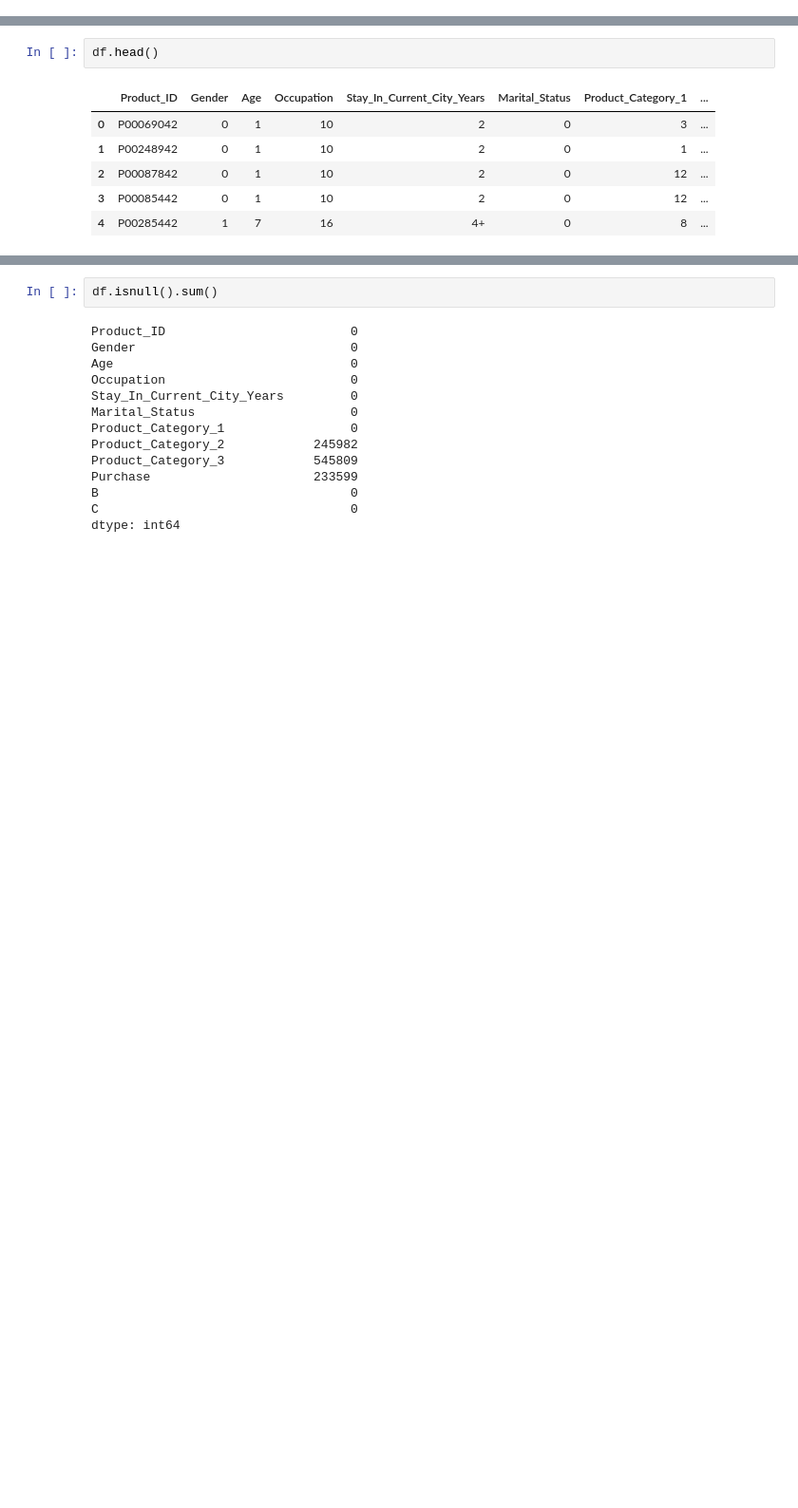
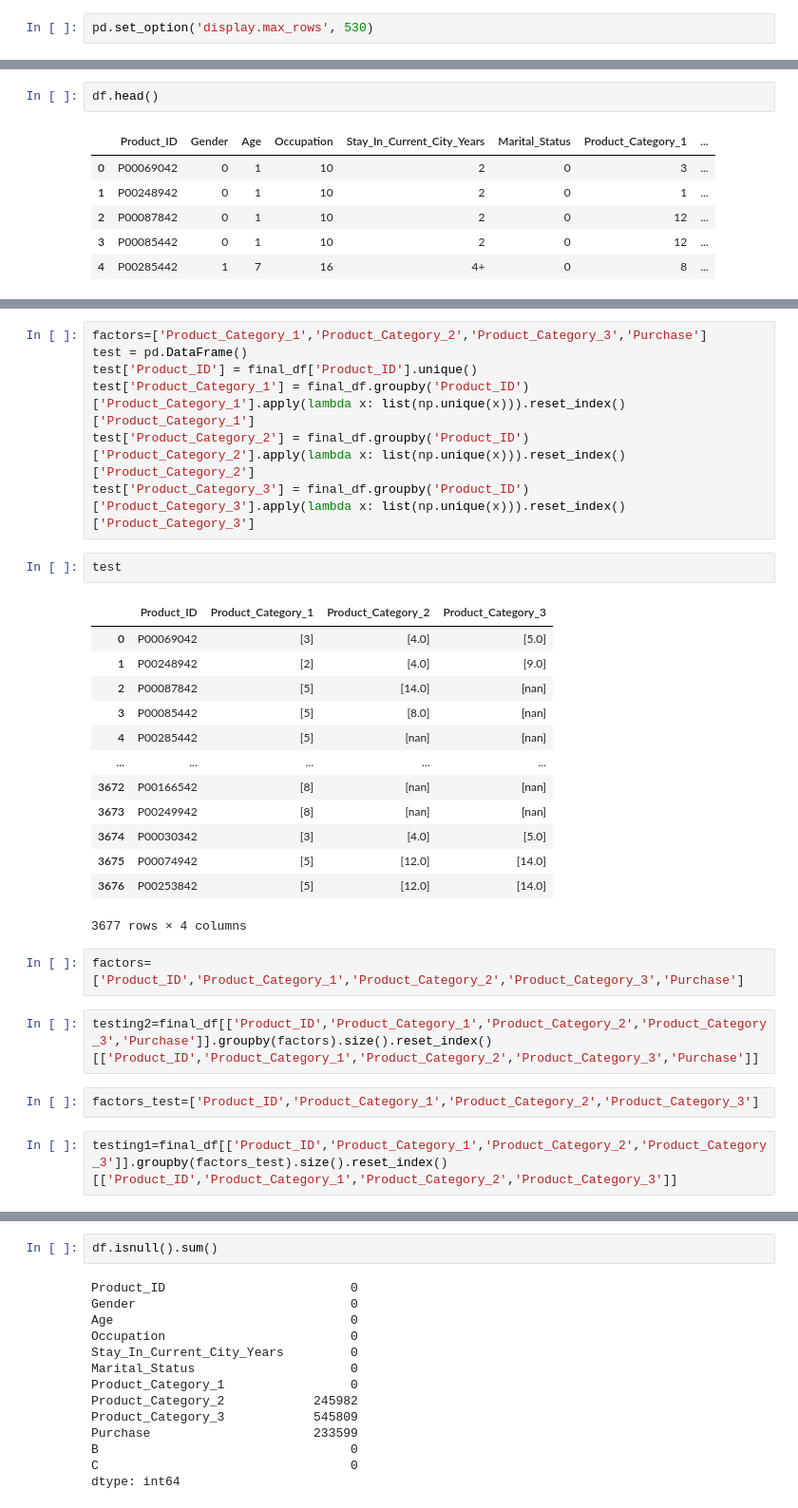
Before and after one commit to kirandhasade/Black_Friday_Analysis, a Jupyter notebook: Black friday.ipynb, the cells around one changed output, grey strips where cells are left out. Shown at 95% size. Drawn from its saved outputs; the diff is of its cells as text; blank space fills up the shorter version.

Commit message:
add_data

```diff
--- a/Black friday.ipynb
+++ b/Black friday.ipynb
@@ -21,0 +11,2 @@ final_df.head()
+# %%
+pd.set_option('display.max_rows', 530)
@@ -297,0 +272,31 @@ final_df.Product_ID.nunique()
+# %%
+factors=['Product_Category_1','Product_Category_2','Product_Category_3','Purchase']
+test = pd.DataFrame()
+test['Product_ID'] = final_df['Product_ID'].unique()
+test['Product_Category_1'] = final_df.groupby('Product_ID')['Product_Category_1'].apply(lambda x: list(np.unique(x))).reset_index()['Product_Category_1']
+test['Product_Category_2'] = final_df.groupby('Product_ID')['Product_Category_2'].apply(lambda x: list(np.unique(x))).reset_index()['Product_Category_2']
+test['Product_Category_3'] = final_df.groupby('Product_ID')['Product_Category_3'].apply(lambda x: list(np.unique(x))).reset_index()['Product_Category_3']
+# %%
+test
+# %% [output]
+|  | Product_ID | Product_Category_1 | Product_Category_2 | Product_Category_3 |
+| 0 | P00069042 | [3] | [4.0] | [5.0] |
+| 1 | P00248942 | [2] | [4.0] | [9.0] |
+| 2 | P00087842 | [5] | [14.0] | [nan] |
+| 3 | P00085442 | [5] | [8.0] | [nan] |
+| 4 | P00285442 | [5] | [nan] | [nan] |
+| ... | ... | ... | ... | ... |
+| 3672 | P00166542 | [8] | [nan] | [nan] |
+| 3673 | P00249942 | [8] | [nan] | [nan] |
+| 3674 | P00030342 | [3] | [4.0] | [5.0] |
+| 3675 | P00074942 | [5] | [12.0] | [14.0] |
+| 3676 | P00253842 | [5] | [12.0] | [14.0] |
+3677 rows × 4 columns
+# %%
+factors=['Product_ID','Product_Category_1','Product_Category_2','Product_Category_3','Purchase']
+# %%
+testing2=final_df[['Product_ID','Product_Category_1','Product_Category_2','Product_Category_3','Purchase']].groupby(factors).size().reset_index()[['Product_ID','Product_Category_1','Product_Category_2','Product_Category_3','Purchase']]
+# %%
+factors_test=['Product_ID','Product_Category_1','Product_Category_2','Product_Category_3']
+# %%
+testing1=final_df[['Product_ID','Product_Category_1','Product_Category_2','Product_Category_3']].groupby(factors_test).size().reset_index()[['Product_ID','Product_Category_1','Product_Category_2','Product_Category_3']]
```
Also changed, not shown: parts of 32 cells of this notebook.
